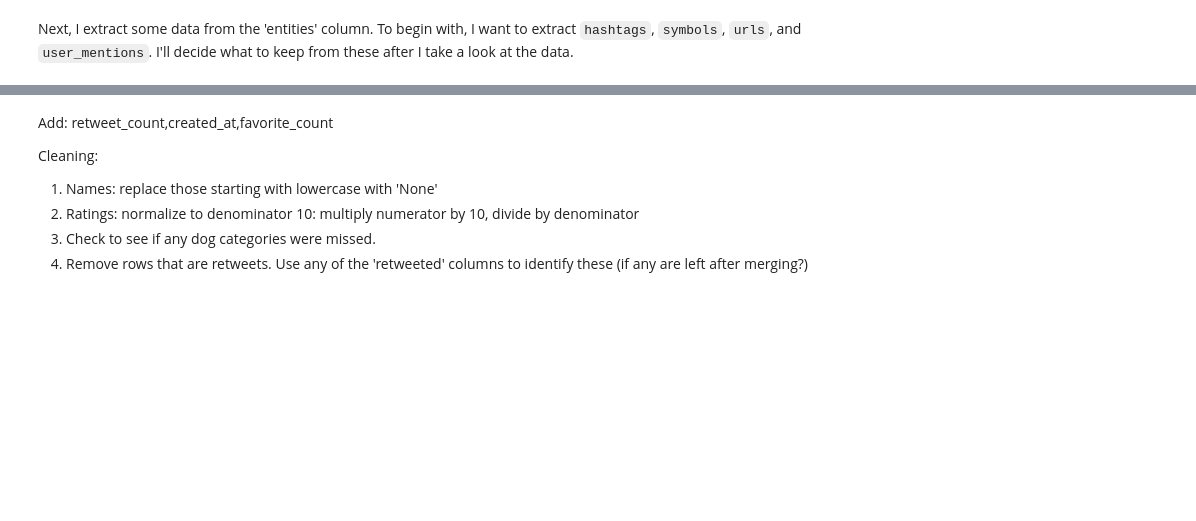
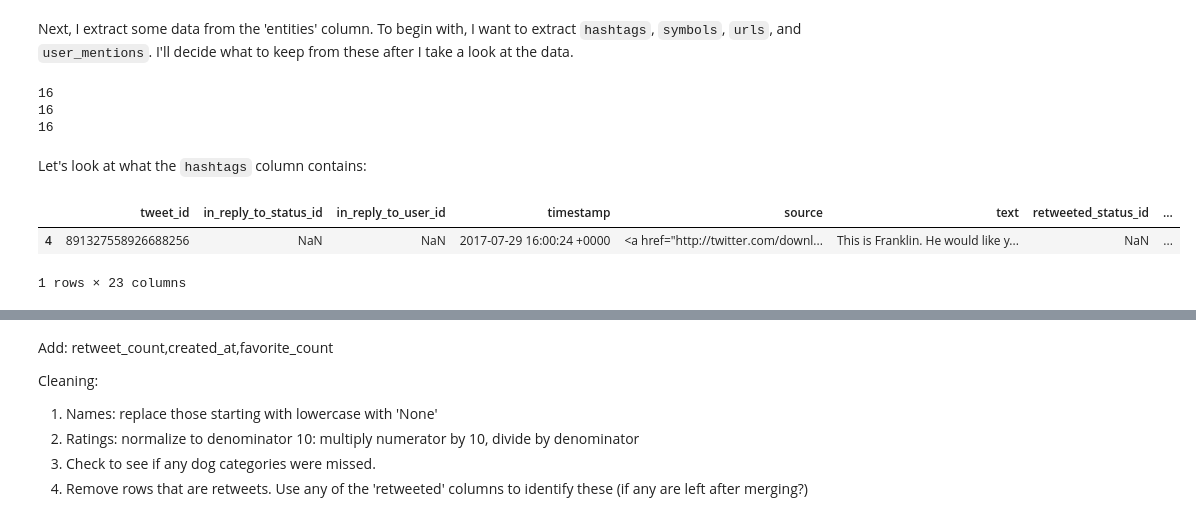
Before and after one commit to bogdanrabanca/dog_project, a Jupyter notebook: dog_project.ipynb, the cells around one changed output, grey strips where cells are left out. Cells and saved outputs as stored; diff of their text form; code cells hidden in the pictures; blank space fills up the shorter version.

```diff
--- a/dog_project.ipynb
+++ b/dog_project.ipynb
@@ -51,0 +218,19 @@ tweet_df=twitter_df.join(tweets[['retweet_count','created_at','favorite_count','
+# %%
+import re
+
+test=tweet_df[tweet_df['name'].str.islower()]
+for i in test.index:
+    if re.search("named\s[A-Z]\w*",test.loc[i,'text']) is not None:
+        expression=re.search("named\s[A-Z]\w*",test.loc[i,'text']).group()
+        test.loc[i,'name']=expression.split(' ')[1]
+    elif re.search('That\sis\s[A-Z]\w*',test.loc[i,'text']) is not None:
+        expression=re.search("That\sis\s[A-Z]\w*",test.loc[i,'text']).group()
+        test.loc[i,'name']=expression.split(' ')[2]
+    elif re.search('name\sis\s[A-Z]\w*',test.loc[i,'text']) is not None:
+        expression=re.search("name\sis\s[A-Z]\w*",test.loc[i,'text']).group()
+        test.loc[i,'name']=expression.split(' ')[2]
+    else:
+        test.loc[i,'name']=None
+
+for i in test.index:
+    tweet_df.loc[i,'name']=test.loc[i,'name']
@@ -51,0 +239,5 @@ tweet_df=twitter_df.join(tweets[['retweet_count','created_at','favorite_count','
+# %%
+for i in tweet_df[tweet_df['rating_denominator']!=10].index:
+    print tweet_df.loc[i,'rating_denominator']
+    print tweet_df.loc[i,'text']
+    print ''
@@ -51,0 +248,18 @@ tweet_df=twitter_df.join(tweets[['retweet_count','created_at','favorite_count','
+# %%
+temp_df=tweet_df[tweet_df['rating_denominator']!=10]
+for i in temp_df.index:
+    if re.search('\d+/\d0',temp_df.loc[i,'text']) is not None:
+        temp_df.loc[i,'rating_denominator']=re.search('\d+/\d0',temp_df.loc[i,'text']).group().split('/')[1]
+        temp_df.loc[i,'rating_numerator']=re.search('\d+/\d0',temp_df.loc[i,'text']).group().split('/')[0]
+    else:
+        temp_df.loc[i,'rating_denominator']=None
+        temp_df.loc[i,'rating_numerator']=None
+
+for i in temp_df.index:
+    tweet_df.loc[i,'rating_denominator']=temp_df.loc[i,'rating_denominator']
+
+for i in tweet_df[tweet_df['rating_denominator']!=10].index:
+    old_denom=int(tweet_df.loc[i,'rating_denominator'])
+    new_num=(tweet_df.loc[i,'rating_numerator']*10)/old_denom
+    tweet_df.loc[i,'rating_numerator']=new_num
+    tweet_df.loc[i,'rating_denominator']=10
@@ -78,0 +368,16 @@ tweets[tweets['in_reply_to_user_id'].notnull()].iloc[:,1:18]
+# %%
+print tweet_df[(tweet_df['symbols'].isnull())].shape[0]
+print tweet_df[(tweet_df['urls'].isnull())].shape[0]
+print tweet_df[(tweet_df['user_mentions'].isnull())].shape[0]
+# %% [output]
+16
+16
+16
+# %% [markdown]
+Let's look at what the `hashtags` column contains:
+# %%
+tweet_df[(tweet_df['hashtags'].notnull())&(tweet_df['hashtags']!='')].head(1)
+# %% [output]
+|  | tweet_id | in_reply_to_status_id | in_reply_to_user_id | timestamp | source | text | retweeted_status_id | ... |
+| 4 | 891327558926688256 | NaN | NaN | 2017-07-29 16:00:24 +0000 | <a href="http://twitter.com/downl... | This is Franklin. He would like y... | NaN | ... |
+1 rows × 23 columns
```
Also changed, not shown: parts of 52 cells of this notebook.
